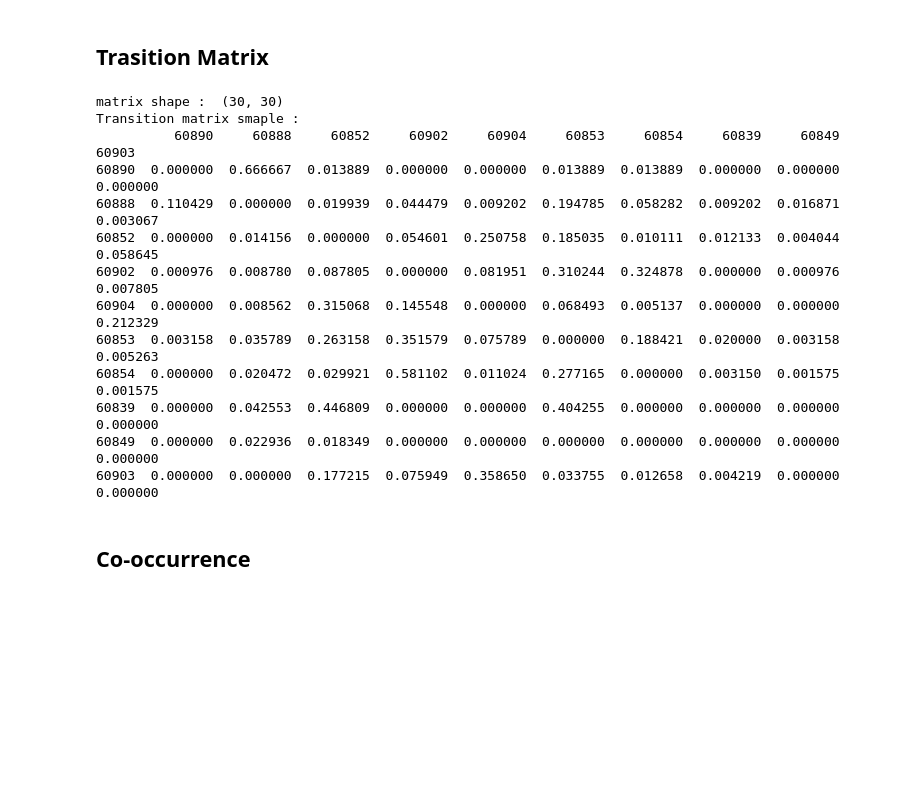
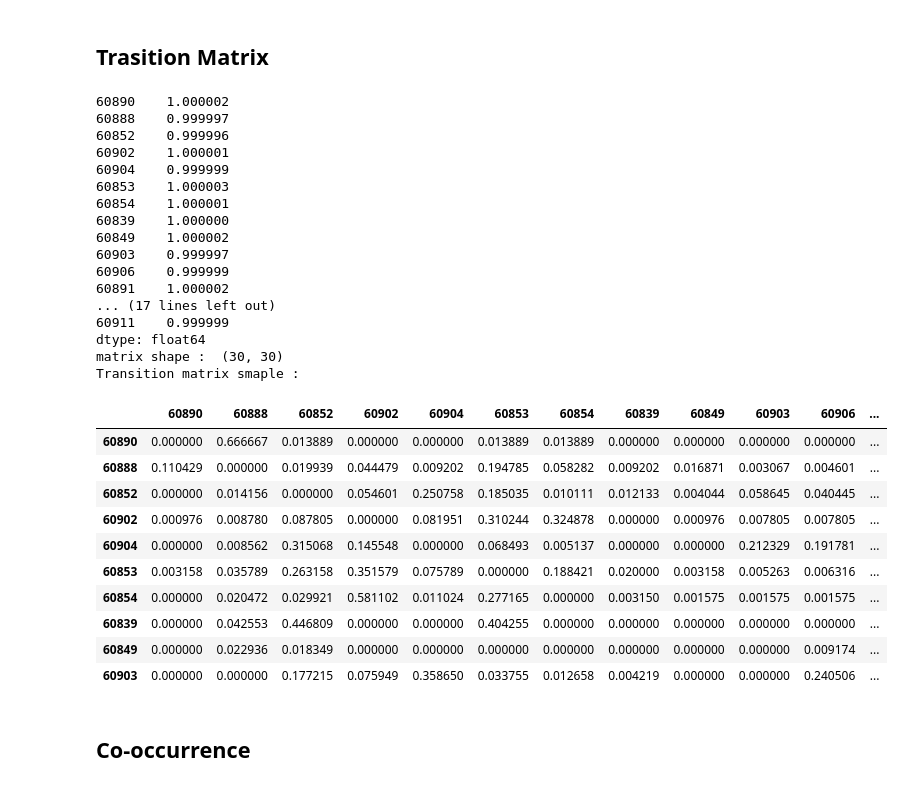
Before and after one commit to IndoorGen/LouvreIndoorTrajectoryGen, a Jupyter notebook: IndoorGenerator.ipynb, the cells around one changed output. Drawn from its saved outputs; the diff is of its cells as text; code cells hidden in the pictures; blank space fills up the shorter version.

```diff
--- a/IndoorGenerator.ipynb
+++ b/IndoorGenerator.ipynb
@@ -128,45 +128,61 @@ for index, row in zones_df.iterrows():
    from_zone = str(row['ZoneId'])
    if  from_zone not in trasition_matrix.index : # Adding new row/column with zeros if it doesn't exist
        trasition_matrix.loc[:, from_zone] = 0.0
        trasition_matrix.loc[from_zone] = 0.0
        nbr_arcs[from_zone] = 0.0
 
    if row['NextZoneId'] != "none": # if it's note the last zone visited
       to_zone = str(row['NextZoneId'])
       if  to_zone not in trasition_matrix.index : # Adding new row/column with zeros if it doesn't exist
           trasition_matrix.loc[:, to_zone] = 0.0
           trasition_matrix.loc[to_zone] = 0.0
           nbr_arcs[to_zone] = 0.0
 
       trasition_matrix.at[ from_zone, to_zone ] += 1 # Add the trasition to the value in matrix[from_zone, to_zone]
       nbr_arcs[from_zone] += 1
 
 trasition_matrix = trasition_matrix.drop('0')
 
 # Convert the matrix to a stochastic matrix (sum of values in a row = 1)
 for index, row in trasition_matrix.iterrows():
     trasition_matrix.loc[index] = [round(value/nbr_arcs[index], 6) for value in row]
 
+#print(trasition_matrix.loc[:,:].sum(axis=1)) # to make sure it is a stochastic matrix
 
 print("matrix shape : ",trasition_matrix.shape)
 print("Transition matrix smaple :")
-print(trasition_matrix.iloc[:10,:10])
+trasition_matrix.iloc[:10,:]
 
 #df.to_csv('trasition_matrix.csv', index=True, header=True, sep=' ') # write matrix to a csv file
 # %% [output]
+60890    1.000002
+60888    0.999997
+60852    0.999996
+60902    1.000001
+60904    0.999999
+60853    1.000003
+60854    1.000001
+60839    1.000000
+60849    1.000002
+60903    0.999997
+60906    0.999999
+60891    1.000002
+... (17 lines left out)
+60911    0.999999
+dtype: float64
 matrix shape :  (30, 30)
 Transition matrix smaple :
-          60890     60888     60852     60902     60904     60853     60854     60839     60849     60903
-60890  0.000000  0.666667  0.013889  0.000000  0.000000  0.013889  0.013889  0.000000  0.000000  0.000000
-60888  0.110429  0.000000  0.019939  0.044479  0.009202  0.194785  0.058282  0.009202  0.016871  0.003067
-60852  0.000000  0.014156  0.000000  0.054601  0.250758  0.185035  0.010111  0.012133  0.004044  0.058645
-60902  0.000976  0.008780  0.087805  0.000000  0.081951  0.310244  0.324878  0.000000  0.000976  0.007805
-60904  0.000000  0.008562  0.315068  0.145548  0.000000  0.068493  0.005137  0.000000  0.000000  0.212329
-60853  0.003158  0.035789  0.263158  0.351579  0.075789  0.000000  0.188421  0.020000  0.003158  0.005263
-60854  0.000000  0.020472  0.029921  0.581102  0.011024  0.277165  0.000000  0.003150  0.001575  0.001575
-60839  0.000000  0.042553  0.446809  0.000000  0.000000  0.404255  0.000000  0.000000  0.000000  0.000000
-60849  0.000000  0.022936  0.018349  0.000000  0.000000  0.000000  0.000000  0.000000  0.000000  0.000000
-60903  0.000000  0.000000  0.177215  0.075949  0.358650  0.033755  0.012658  0.004219  0.000000  0.000000
+|  | 60890 | 60888 | 60852 | 60902 | 60904 | 60853 | 60854 | 60839 | 60849 | 60903 | 60906 | ... |
+| 60890 | 0.000000 | 0.666667 | 0.013889 | 0.000000 | 0.000000 | 0.013889 | 0.013889 | 0.000000 | 0.000000 | 0.000000 | 0.000000 | ... |
+| 60888 | 0.110429 | 0.000000 | 0.019939 | 0.044479 | 0.009202 | 0.194785 | 0.058282 | 0.009202 | 0.016871 | 0.003067 | 0.004601 | ... |
+| 60852 | 0.000000 | 0.014156 | 0.000000 | 0.054601 | 0.250758 | 0.185035 | 0.010111 | 0.012133 | 0.004044 | 0.058645 | 0.040445 | ... |
+| 60902 | 0.000976 | 0.008780 | 0.087805 | 0.000000 | 0.081951 | 0.310244 | 0.324878 | 0.000000 | 0.000976 | 0.007805 | 0.007805 | ... |
+| 60904 | 0.000000 | 0.008562 | 0.315068 | 0.145548 | 0.000000 | 0.068493 | 0.005137 | 0.000000 | 0.000000 | 0.212329 | 0.191781 | ... |
+| 60853 | 0.003158 | 0.035789 | 0.263158 | 0.351579 | 0.075789 | 0.000000 | 0.188421 | 0.020000 | 0.003158 | 0.005263 | 0.006316 | ... |
+| 60854 | 0.000000 | 0.020472 | 0.029921 | 0.581102 | 0.011024 | 0.277165 | 0.000000 | 0.003150 | 0.001575 | 0.001575 | 0.001575 | ... |
+| 60839 | 0.000000 | 0.042553 | 0.446809 | 0.000000 | 0.000000 | 0.404255 | 0.000000 | 0.000000 | 0.000000 | 0.000000 | 0.000000 | ... |
+| 60849 | 0.000000 | 0.022936 | 0.018349 | 0.000000 | 0.000000 | 0.000000 | 0.000000 | 0.000000 | 0.000000 | 0.000000 | 0.009174 | ... |
+| 60903 | 0.000000 | 0.000000 | 0.177215 | 0.075949 | 0.358650 | 0.033755 | 0.012658 | 0.004219 | 0.000000 | 0.000000 | 0.240506 | ... |
 # %% [markdown]
 ## Co-occurrence
 # %%
```
Also changed, not shown: parts of 9 cells of this notebook, 3 other files.
